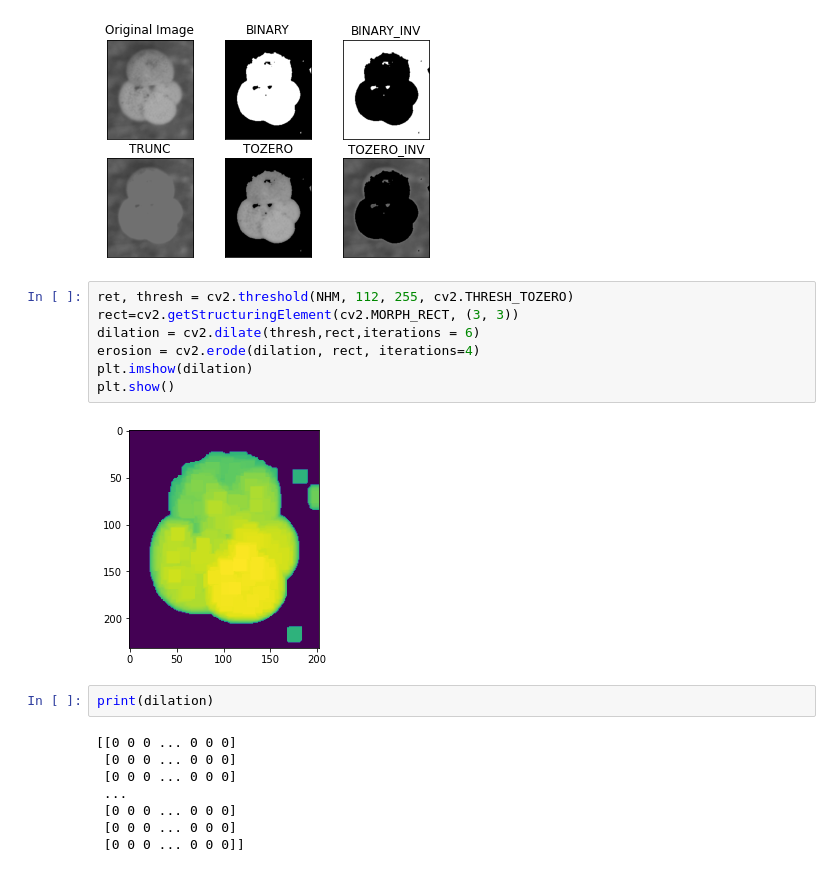
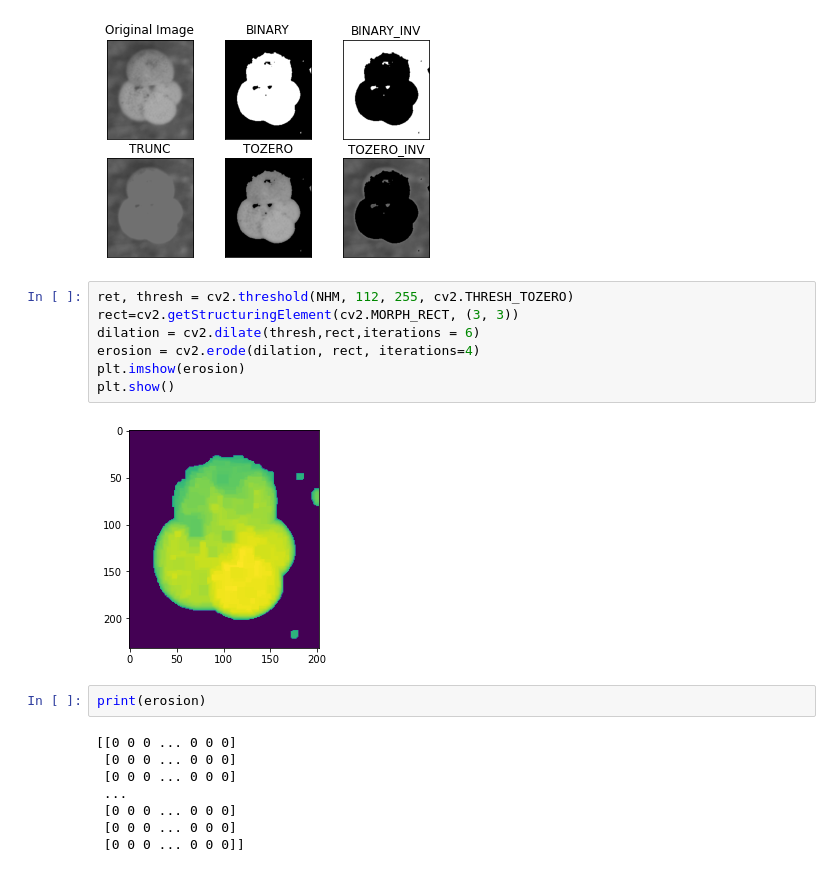
Before and after one commit to y1huac00/SummerProject, a Jupyter notebook: Utils/cv_experiments.ipynb, the cells around one changed output. Saved outputs shown, nothing was run; the diff lists cells and outputs as text.

```diff
--- a/Utils/cv_experiments.ipynb
+++ b/Utils/cv_experiments.ipynb
@@ -107,14 +107,14 @@ easyplot(imgs_NHM, names_NHM,2,3)
 # %%
 ret, thresh = cv2.threshold(NHM, 112, 255, cv2.THRESH_TOZERO)
 rect=cv2.getStructuringElement(cv2.MORPH_RECT, (3, 3))
 dilation = cv2.dilate(thresh,rect,iterations = 6)
 erosion = cv2.erode(dilation, rect, iterations=4)
-plt.imshow(dilation)
+plt.imshow(erosion)
 plt.show()
 # %% [output]
-[figure, old version]
+[figure, new version]
 # %%
-print(dilation)
+print(erosion)
 # %% [output]
 [[0 0 0 ... 0 0 0]
  [0 0 0 ... 0 0 0]
```
Also changed, not shown: parts of 1 cell of this notebook, 4 other files.
